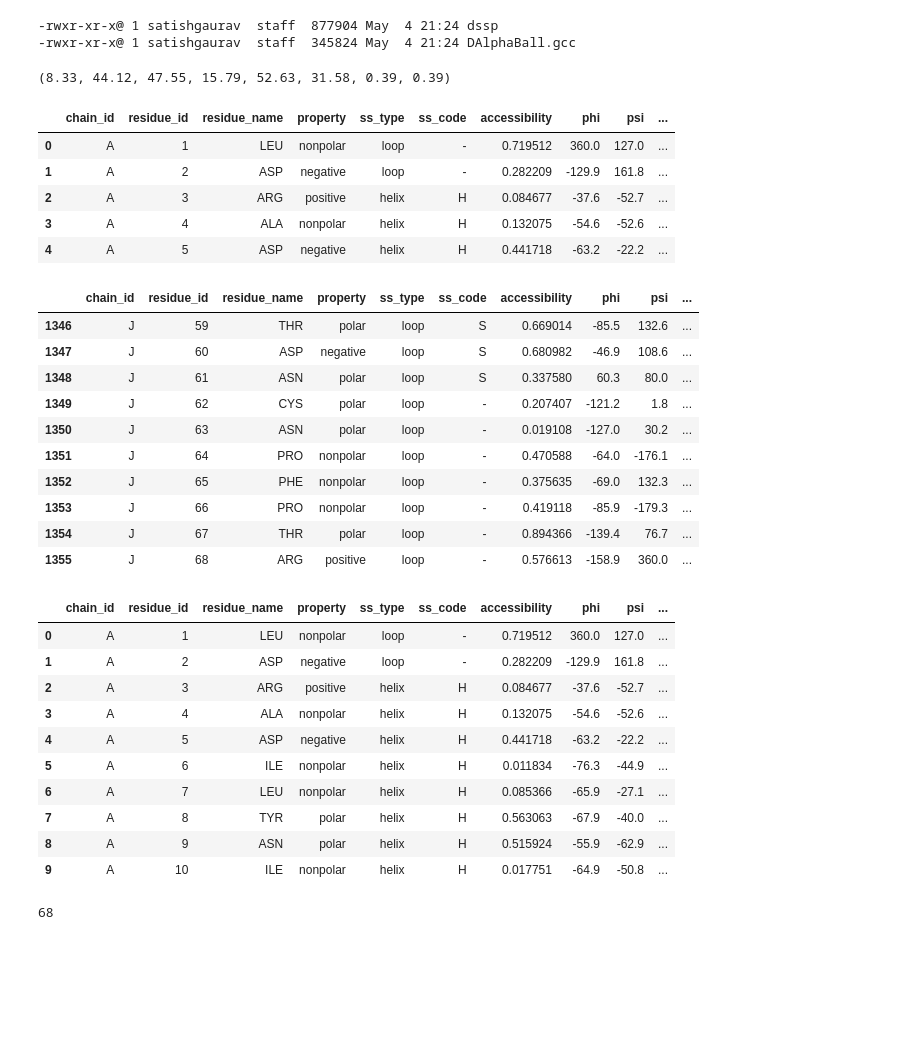
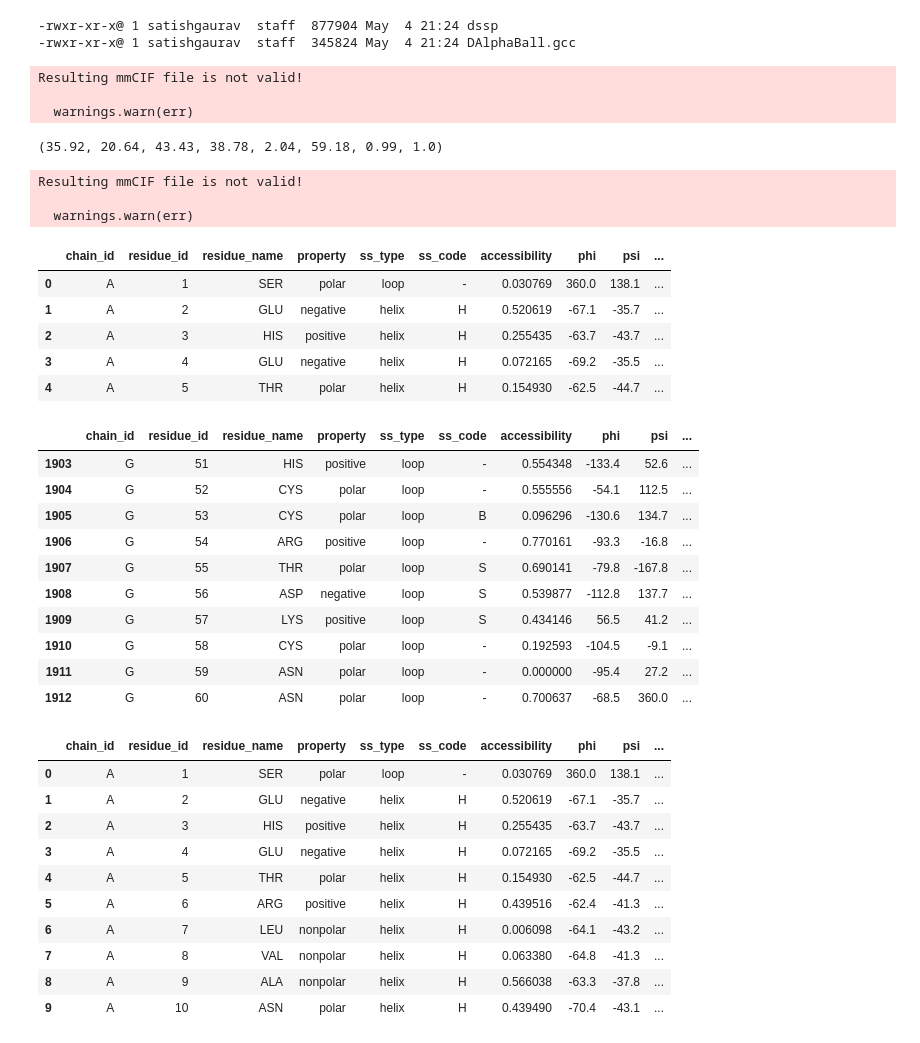
Before and after one commit to hemeai/ToxBind, a Jupyter notebook: functions/secondary_structure_analysis.ipynb, the cells around one changed output. Saved outputs shown, nothing was run; the diff lists cells and outputs as text; code cells hidden in the pictures; blank space fills up the shorter version.

```diff
--- a/functions/secondary_structure_analysis.ipynb
+++ b/functions/secondary_structure_analysis.ipynb
@@ -253,10 +253,13 @@ advanced_settings = {
     "dssp_path": "/usr/local/bin/mkdssp",
     "omit_AAs": "C",
 }
-pdb_file = "./../target/1yi5.pdb"
+pdb_file = "./../target/7z14.pdb"
 calc_ss_percentage(pdb_file=pdb_file, advanced_settings=advanced_settings)
 # %% [output]
-(8.33, 44.12, 47.55, 15.79, 52.63, 31.58, 0.39, 0.39)
+Resulting mmCIF file is not valid!
+
+  warnings.warn(err)
+(35.92, 20.64, 43.43, 38.78, 2.04, 59.18, 0.99, 1.0)
 # %%
 import pandas as pd
 
@@ -319,71 +322,70 @@ def create_structure_df(pdb_file, advanced_settings, chain_id=None, atom_distanc
                 ss_type = 'loop'
                 if ss in ['H', 'G', 'I']:
                     ss_type = 'helix'
                 elif ss == 'E':
                     ss_type = 'sheet'
 
                 avg_plddt = sum(atom.bfactor for atom in residue) / len(residue) / 100
 
                 data.append({
                     'chain_id': current_chain_id,
                     'residue_id': residue_id,
                     'residue_name': res_name,
                     'property': AA_PROPERTIES.get(res_name, 'unknown'),
                     'ss_type': ss_type,
                     'ss_code': ss,
                     'accessibility': acc,
                     'phi': phi,
                     'psi': psi,
                     'plddt': round(avg_plddt, 2),
                     'is_interface': residue_id in interacting_residues if chain_id else None
                 })
 
     return pd.DataFrame(data)
 
 
 # Example usage:
-pdb_file = "./../target/1yi5.pdb"
+pdb_file = "./../target/7z14.pdb"
 df = create_structure_df(pdb_file, advanced_settings)
 df.head()
 # %% [output]
+Resulting mmCIF file is not valid!
+
+  warnings.warn(err)
 |  | chain_id | residue_id | residue_name | property | ss_type | ss_code | accessibility | phi | psi | ... |
-| 0 | A | 1 | LEU | nonpolar | loop | - | 0.719512 | 360.0 | 127.0 | ... |
-| 1 | A | 2 | ASP | negative | loop | - | 0.282209 | -129.9 | 161.8 | ... |
-| 2 | A | 3 | ARG | positive | helix | H | 0.084677 | -37.6 | -52.7 | ... |
-| 3 | A | 4 | ALA | nonpolar | helix | H | 0.132075 | -54.6 | -52.6 | ... |
-| 4 | A | 5 | ASP | negative | helix | H | 0.441718 | -63.2 | -22.2 | ... |
+| 0 | A | 1 | SER | polar | loop | - | 0.030769 | 360.0 | 138.1 | ... |
+| 1 | A | 2 | GLU | negative | helix | H | 0.520619 | -67.1 | -35.7 | ... |
+| 2 | A | 3 | HIS | positive | helix | H | 0.255435 | -63.7 | -43.7 | ... |
+| 3 | A | 4 | GLU | negative | helix | H | 0.072165 | -69.2 | -35.5 | ... |
+| 4 | A | 5 | THR | polar | helix | H | 0.154930 | -62.5 | -44.7 | ... |
 # %%
 df.tail(10)
 # %% [output]
 |  | chain_id | residue_id | residue_name | property | ss_type | ss_code | accessibility | phi | psi | ... |
-| 1346 | J | 59 | THR | polar | loop | S | 0.669014 | -85.5 | 132.6 | ... |
-| 1347 | J | 60 | ASP | negative | loop | S | 0.680982 | -46.9 | 108.6 | ... |
-| 1348 | J | 61 | ASN | polar | loop | S | 0.337580 | 60.3 | 80.0 | ... |
-| 1349 | J | 62 | CYS | polar | loop | - | 0.207407 | -121.2 | 1.8 | ... |
-| 1350 | J | 63 | ASN | polar | loop | - | 0.019108 | -127.0 | 30.2 | ... |
-| 1351 | J | 64 | PRO | nonpolar | loop | - | 0.470588 | -64.0 | -176.1 | ... |
-| 1352 | J | 65 | PHE | nonpolar | loop | - | 0.375635 | -69.0 | 132.3 | ... |
-| 1353 | J | 66 | PRO | nonpolar | loop | - | 0.419118 | -85.9 | -179.3 | ... |
-| 1354 | J | 67 | THR | polar | loop | - | 0.894366 | -139.4 | 76.7 | ... |
-| 1355 | J | 68 | ARG | positive | loop | - | 0.576613 | -158.9 | 360.0 | ... |
+| 1903 | G | 51 | HIS | positive | loop | - | 0.554348 | -133.4 | 52.6 | ... |
+| 1904 | G | 52 | CYS | polar | loop | - | 0.555556 | -54.1 | 112.5 | ... |
+| 1905 | G | 53 | CYS | polar | loop | B | 0.096296 | -130.6 | 134.7 | ... |
+| 1906 | G | 54 | ARG | positive | loop | - | 0.770161 | -93.3 | -16.8 | ... |
+| 1907 | G | 55 | THR | polar | loop | S | 0.690141 | -79.8 | -167.8 | ... |
+| 1908 | G | 56 | ASP | negative | loop | S | 0.539877 | -112.8 | 137.7 | ... |
+| 1909 | G | 57 | LYS | positive | loop | S | 0.434146 | 56.5 | 41.2 | ... |
+| 1910 | G | 58 | CYS | polar | loop | - | 0.192593 | -104.5 | -9.1 | ... |
+| 1911 | G | 59 | ASN | polar | loop | - | 0.000000 | -95.4 | 27.2 | ... |
+| 1912 | G | 60 | ASN | polar | loop | - | 0.700637 | -68.5 | 360.0 | ... |
 # %%
 df.head(10)
 # %% [output]
 |  | chain_id | residue_id | residue_name | property | ss_type | ss_code | accessibility | phi | psi | ... |
-| 0 | A | 1 | LEU | nonpolar | loop | - | 0.719512 | 360.0 | 127.0 | ... |
-| 1 | A | 2 | ASP | negative | loop | - | 0.282209 | -129.9 | 161.8 | ... |
-| 2 | A | 3 | ARG | positive | helix | H | 0.084677 | -37.6 | -52.7 | ... |
-| 3 | A | 4 | ALA | nonpolar | helix | H | 0.132075 | -54.6 | -52.6 | ... |
-| 4 | A | 5 | ASP | negative | helix | H | 0.441718 | -63.2 | -22.2 | ... |
-| 5 | A | 6 | ILE | nonpolar | helix | H | 0.011834 | -76.3 | -44.9 | ... |
-| 6 | A | 7 | LEU | nonpolar | helix | H | 0.085366 | -65.9 | -27.1 | ... |
-| 7 | A | 8 | TYR | polar | helix | H | 0.563063 | -67.9 | -40.0 | ... |
-| 8 | A | 9 | ASN | polar | helix | H | 0.515924 | -55.9 | -62.9 | ... |
-| 9 | A | 10 | ILE | nonpolar | helix | H | 0.017751 | -64.9 | -50.8 | ... |
+| 0 | A | 1 | SER | polar | loop | - | 0.030769 | 360.0 | 138.1 | ... |
+| 1 | A | 2 | GLU | negative | helix | H | 0.520619 | -67.1 | -35.7 | ... |
+| 2 | A | 3 | HIS | positive | helix | H | 0.255435 | -63.7 | -43.7 | ... |
+| 3 | A | 4 | GLU | negative | helix | H | 0.072165 | -69.2 | -35.5 | ... |
+| 4 | A | 5 | THR | polar | helix | H | 0.154930 | -62.5 | -44.7 | ... |
+| 5 | A | 6 | ARG | positive | helix | H | 0.439516 | -62.4 | -41.3 | ... |
+| 6 | A | 7 | LEU | nonpolar | helix | H | 0.006098 | -64.1 | -43.2 | ... |
+| 7 | A | 8 | VAL | nonpolar | helix | H | 0.063380 | -64.8 | -41.3 | ... |
+| 8 | A | 9 | ALA | nonpolar | helix | H | 0.566038 | -63.3 | -37.8 | ... |
+| 9 | A | 10 | ASN | polar | helix | H | 0.439490 | -70.4 | -43.1 | ... |
-# %%
-len(df_target)
-# %% [output]
-68
 # %%
 df_target = df[df['chain_id'] == 'F']
 df_target = df_target.reset_index(drop=True)
```
Also changed, not shown: parts of 17 cells of this notebook, 4 other files.
